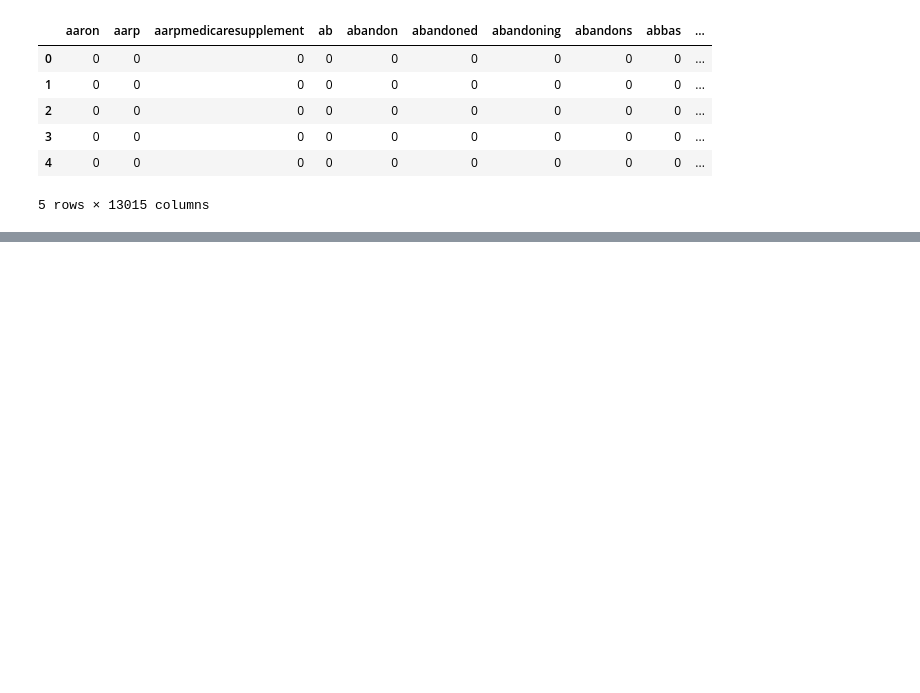
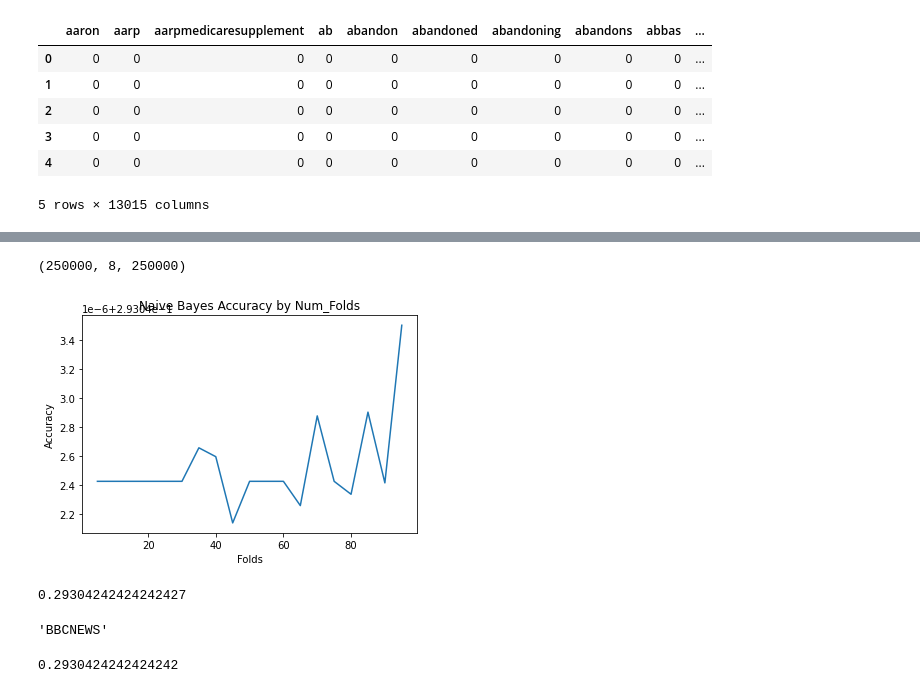
Before and after one commit to leckieje/chyrons_nlp, a Jupyter notebook: chyrons_book.ipynb, the cells around one changed output, grey strips where cells are left out. Drawn from its saved outputs; the diff is of its cells as text; code cells hidden in the pictures; blank space fills up the shorter version.

Commit message:
modeling bayes

```diff
--- a/chyrons_book.ipynb
+++ b/chyrons_book.ipynb
@@ -762,3 +573,0 @@ count_features, chyron_counts = clean_counts(chy_samps)
-# %%
-X = get_dataframe(chyron_counts, count_features)
-y = chy_samps['channel']
@@ -780,0 +582,8 @@ def run_nai
+# %%
+X_counts = get_dataframe(chyron_counts, count_features)
+# X_tfidf = get_dataframe(chyron_tfidf, tfidf_features)
+y = chy_samps['channel']
+# %%
+len(X_counts), len(X_tfidf), len(y)
+# %% [output]
+(250000, 8, 250000)
@@ -780,0 +597,33 @@ def run_nai
+# %%
+# first split:
+X_train, X_test, y_train, y_test = train_test_split(X_counts, y, train_size=0.33, shuffle=True, stratify=y)
+# X_train_T, X_test_T, y_train_T, y_test_T = train_test_split(X_tfidf, y, train_size=0.33, shuffle=True, stratify=y)
+# %%
+
+def eval_naive_bayes(X, y, folds=10):
+    kf = KFold(n_splits=folds, shuffle=True)
+    accuracy = []
+
+    for train, test in kf.split(X):
+        model = MultinomialNB(alpha=1)
+        model.fit(X.iloc[train], y.iloc[train])
+        y_hat = model.predict(X.iloc[test])
+        accuracy.append(model.score(X.iloc[test], y.iloc[test]))
+
+    return np.mean(accuracy)
+
+def test_folds(X, y, fold_lst):
+    accuracy = []
+    for folds in fold_lst:
+        accuracy.append(eval_naive_bayes(X, y, folds=folds))
+
+    return accuracy
+
+def plot_naive_bayes(X, y, fold_lst):
+    fig, ax = plt.subplots()
+    xs = fold_lst
+    ys = test_folds(X, y, fold_lst)
+    ax.plot(xs, ys)
+    ax.set_title('Naive Bayes Accuracy by Num_Folds')
+    ax.set_ylabel('Accuracy')
+    ax.set_xlabel('Folds');
@@ -780,0 +645,10 @@ def run_nai
+# %%
+folds = list(range(5, 100, 5))
+
+plot_naive_bayes(X_train, y_train, folds)
+# %% [output]
+[figure, added]
+# %%
+eval_naive_bayes(X_train, y_train, folds=100)
+# %% [output]
+0.29304242424242427
@@ -780,0 +665,14 @@ def run_nai
+# %%
+y_test = np.array(y_test)
+y_test[0]
+# %% [output]
+'BBCNEWS'
+# %%
+correct = 0
+for i in range(len(y_hat)):
+    if y_hat[i] == y_test[i]:
+        correct += 1
+
+correct / len(y_test)
+# %% [output]
+0.2930424242424242
```
Also changed, not shown: parts of 29 cells of this notebook.
